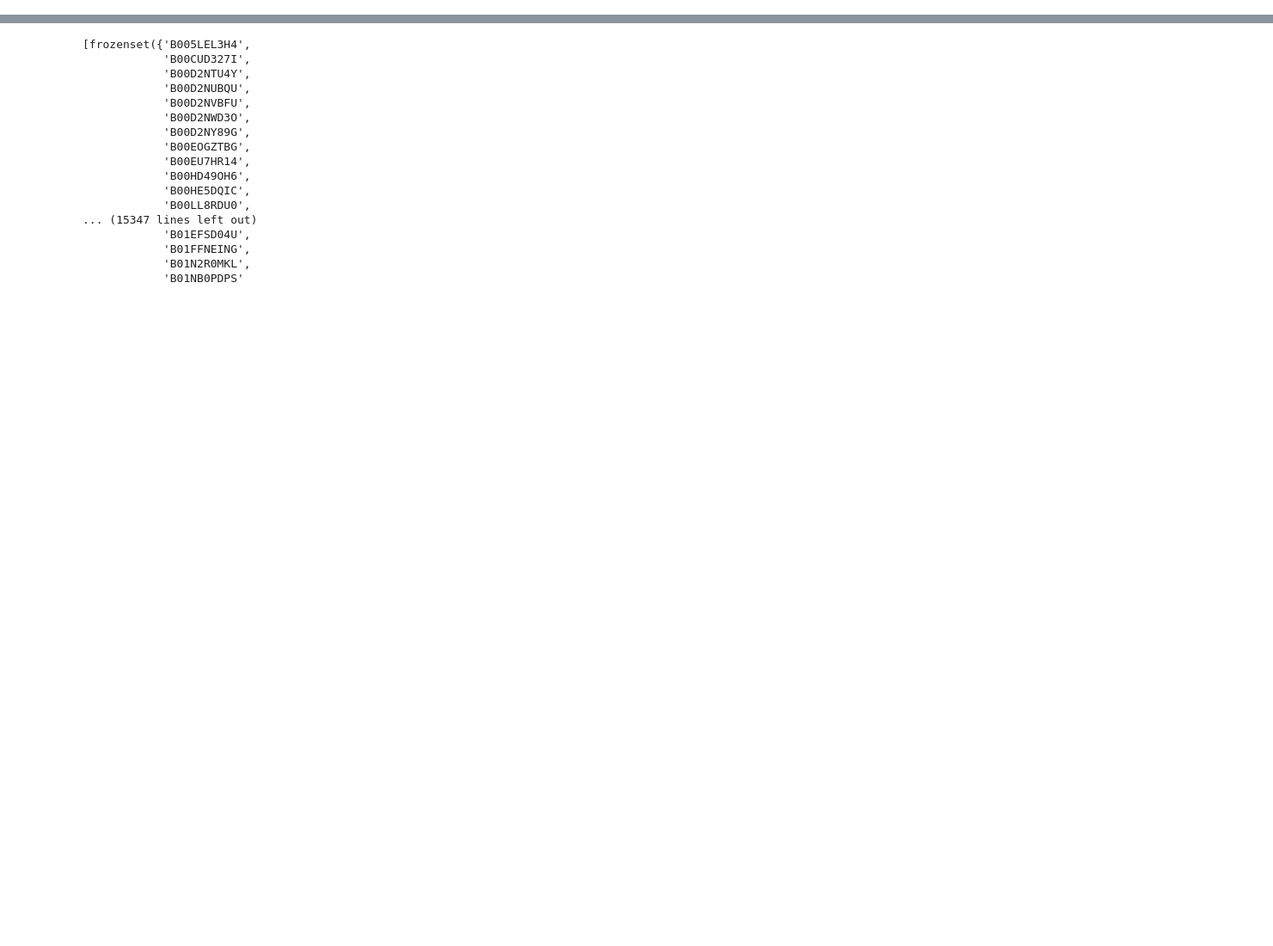
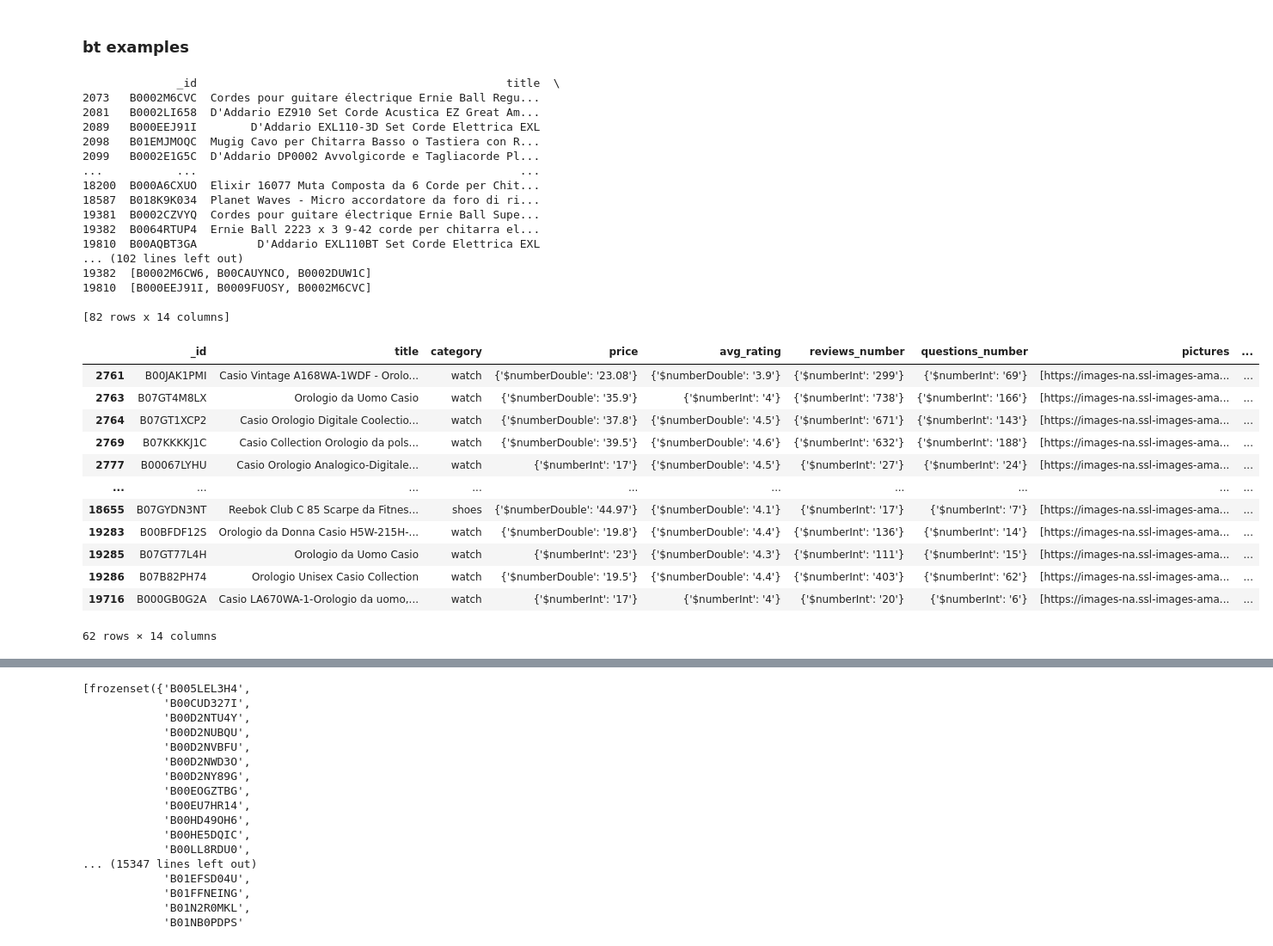
Before and after one commit to rpo19/DataAnalyticsProject, a Jupyter notebook: src/Data_Analytics_Project.ipynb, the cells around one changed output, grey strips where cells are left out. Shown at 86% size. Drawn from its saved outputs; the diff is of its cells as text; code cells hidden in the pictures; blank space fills up the shorter version.

Commit message:
improved network analusos

```diff
--- a/src/Data_Analytics_Project.ipynb
+++ b/src/Data_Analytics_Project.ipynb
@@ -192,0 +76,23 @@ G=nx.from_pandas_edgelist(edge_list.loc[edge_list['weight']==3], source='from',
+# %%
+# network for bought_together
+edges_bt = filterEdges(edges, 3)
+G_bt = nx.from_pandas_edgelist(edges_bt, source='from', target='to')
+print("### bought_together ###")
+print("# nodes:", len(nodes))
+print("# edges:", len(edges_bt))
+print()
+# network for also_bought
+edges_ab = filterEdges(edges, 2)
+G_ab = nx.from_pandas_edgelist(edges_ab, source='from', target='to')
+print("### also_bought ###")
+print("# nodes:", len(nodes))
+print("# edges:", len(edges_ab))
+print()
+
+# network for also_viewed
+edges_av = filterEdges(edges, 1)
+G_av = nx.from_pandas_edgelist(edges_av, source='from', target='to')
+print("### also_viewed ###")
+print("# nodes:", len(nodes))
+print("# edges:", len(edges_av))
+print()
@@ -192,0 +113,13 @@ G=nx.from_pandas_edgelist(edge_list.loc[edge_list['weight']==3], source='from',
+# %%
+# communities detection
+def getCommunities(network):
+    return sorted(greedy_modularity_communities(network), key=len, reverse=True)
+# %%
+communities_bt = getCommunities(G_bt)
+print("# communities bt:", len(communities_bt))
+
+communities_ab = getCommunities(G_ab)
+print("# communities ab:", len(communities_ab))
+
+communities_av = getCommunities(G_av)
+print("# communities av:", len(communities_av))
@@ -192,0 +130,42 @@ G=nx.from_pandas_edgelist(edge_list.loc[edge_list['weight']==3], source='from',
+# %% [markdown]
+### bt examples
+# %%
+# products in a community
+
+communities_bt_list =[list(x) for x in communities_bt]
+community_bt_1 = communities_bt_list[0]
+community_bt_1
+print(data.loc[data['_id'].isin(community_bt_1)])
+data.loc[data['_id'].isin(community_bt_1)].groupby('category').count()
+# print(len(data.loc[data['category']=='musical-instruments']))
+# %% [output]
+              _id                                              title  \
+2073   B0002M6CVC  Cordes pour guitare électrique Ernie Ball Regu...
+2081   B0002LI658  D'Addario EZ910 Set Corde Acustica EZ Great Am...
+2089   B000EEJ91I        D'Addario EXL110-3D Set Corde Elettrica EXL
+2098   B01EMJMOQC  Mugig Cavo per Chitarra Basso o Tastiera con R...
+2099   B0002E1G5C  D'Addario DP0002 Avvolgicorde e Tagliacorde Pl...
+...           ...                                                ...
+18200  B000A6CXUO  Elixir 16077 Muta Composta da 6 Corde per Chit...
+18587  B018K9K034  Planet Waves - Micro accordatore da foro di ri...
+19381  B0002CZVYQ  Cordes pour guitare électrique Ernie Ball Supe...
+19382  B0064RTUP4  Ernie Ball 2223 x 3 9-42 corde per chitarra el...
+19810  B00AQBT3GA         D'Addario EXL110BT Set Corde Elettrica EXL
+... (102 lines left out)
+19382  [B0002M6CW6, B00CAUYNCO, B0002DUW1C]
+19810  [B000EEJ91I, B0009FUOSY, B0002M6CVC]
+
+[82 rows x 14 columns]
+|  | _id | title | category | price | avg_rating | reviews_number | questions_number | pictures | ... |
+| 2761 | B00JAK1PMI | Casio Vintage A168WA-1WDF - Orolo... | watch | {'$numberDouble': '23.08'} | {'$numberDouble': '3.9'} | {'$numberInt': '299'} | {'$numberInt': '69'} | [https://images-na.ssl-images-ama... | ... |
+| 2763 | B07GT4M8LX | Orologio da Uomo Casio | watch | {'$numberDouble': '35.9'} | {'$numberInt': '4'} | {'$numberInt': '738'} | {'$numberInt': '166'} | [https://images-na.ssl-images-ama... | ... |
+| 2764 | B07GT1XCP2 | Casio Orologio Digitale Coolectio... | watch | {'$numberDouble': '37.8'} | {'$numberDouble': '4.5'} | {'$numberInt': '671'} | {'$numberInt': '143'} | [https://images-na.ssl-images-ama... | ... |
+| 2769 | B07KKKKJ1C | Casio Collection Orologio da pols... | watch | {'$numberDouble': '39.5'} | {'$numberDouble': '4.6'} | {'$numberInt': '632'} | {'$numberInt': '188'} | [https://images-na.ssl-images-ama... | ... |
+| 2777 | B00067LYHU | Casio Orologio Analogico-Digitale... | watch | {'$numberInt': '17'} | {'$numberDouble': '4.5'} | {'$numberInt': '27'} | {'$numberInt': '24'} | [https://images-na.ssl-images-ama... | ... |
+| ... | ... | ... | ... | ... | ... | ... | ... | ... | ... |
+| 18655 | B07GYDN3NT | Reebok Club C 85 Scarpe da Fitnes... | shoes | {'$numberDouble': '44.97'} | {'$numberDouble': '4.1'} | {'$numberInt': '17'} | {'$numberInt': '7'} | [https://images-na.ssl-images-ama... | ... |
+| 19283 | B00BFDF12S | Orologio da Donna Casio H5W-215H-... | watch | {'$numberDouble': '19.8'} | {'$numberDouble': '4.4'} | {'$numberInt': '136'} | {'$numberInt': '14'} | [https://images-na.ssl-images-ama... | ... |
+| 19285 | B07GT77L4H | Orologio da Uomo Casio | watch | {'$numberInt': '23'} | {'$numberDouble': '4.3'} | {'$numberInt': '111'} | {'$numberInt': '15'} | [https://images-na.ssl-images-ama... | ... |
+| 19286 | B07B82PH74 | Orologio Unisex Casio Collection | watch | {'$numberDouble': '19.5'} | {'$numberDouble': '4.4'} | {'$numberInt': '403'} | {'$numberInt': '62'} | [https://images-na.ssl-images-ama... | ... |
+| 19716 | B000GB0G2A | Casio LA670WA-1-Orologio da uomo,... | watch | {'$numberInt': '17'} | {'$numberInt': '4'} | {'$numberInt': '20'} | {'$numberInt': '6'} | [https://images-na.ssl-images-ama... | ... |
+62 rows × 14 columns
```
Also changed, not shown: parts of 31 cells of this notebook.
